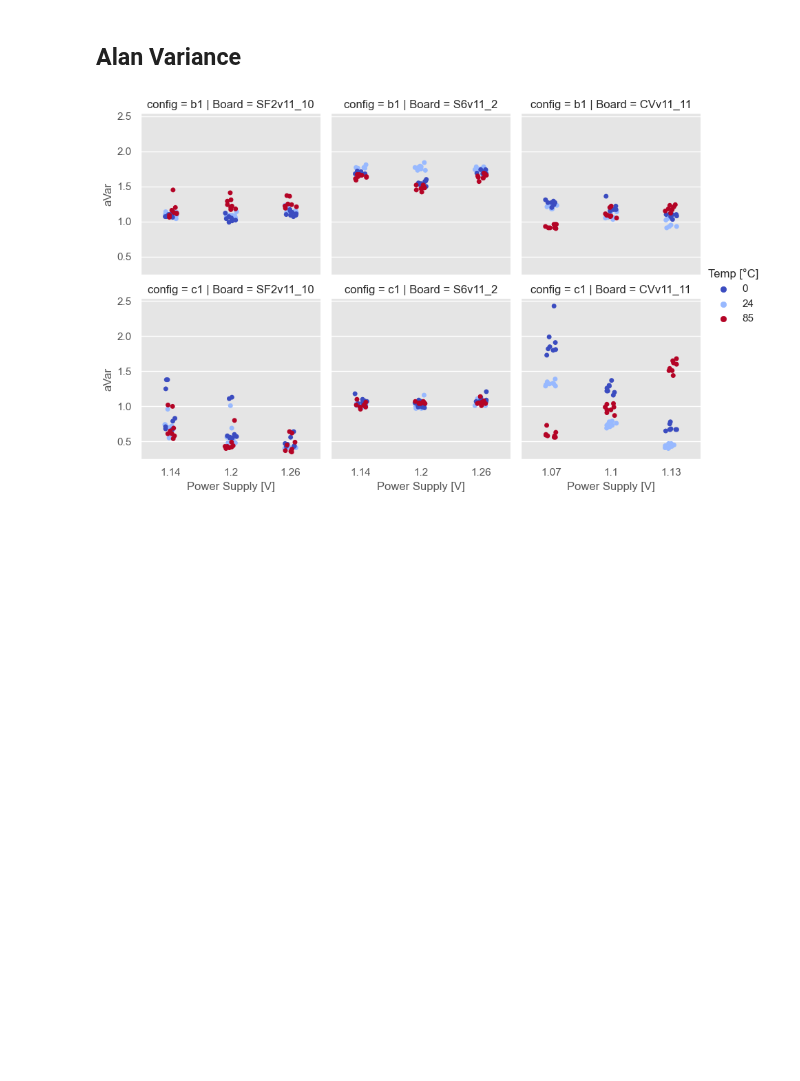
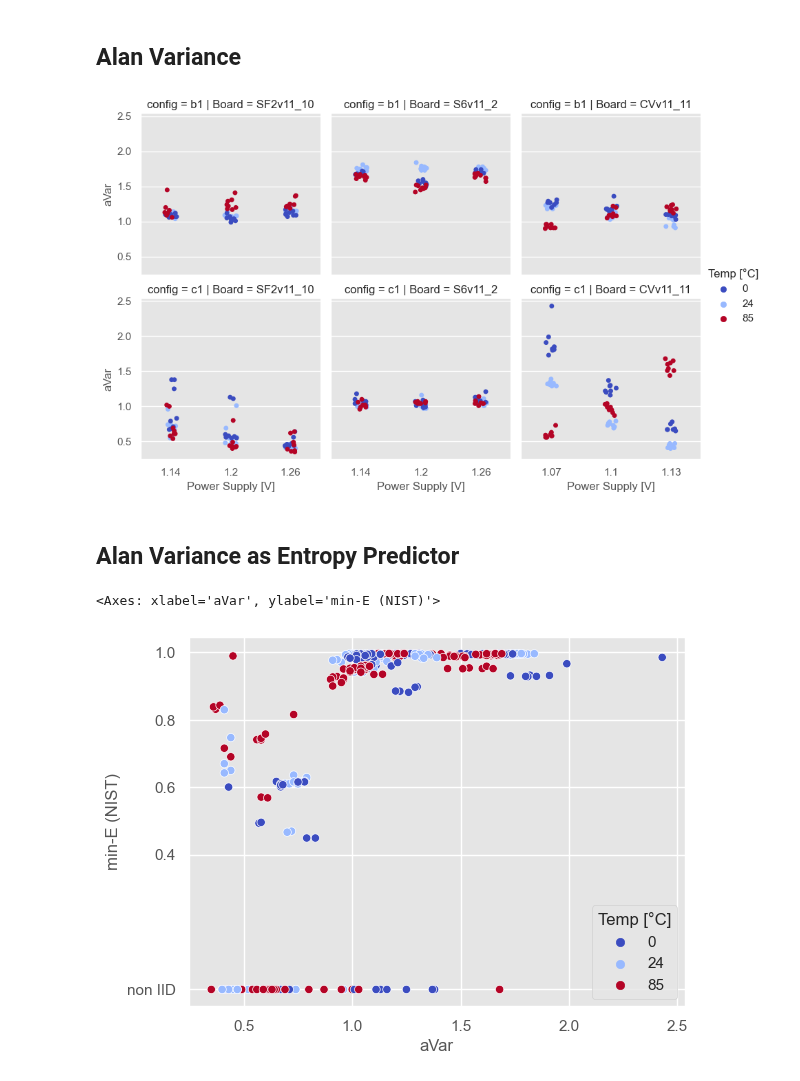
Before and after one commit to maciejskorski/enhanced-pll-trng, a Jupyter notebook: src/CornerValues.ipynb, the cells around one changed output. Cells and saved outputs as stored; diff of their text form; code cells hidden in the pictures; blank space fills up the shorter version.

Commit message:
alan var predictive

```diff
--- a/src/CornerValues.ipynb
+++ b/src/CornerValues.ipynb
@@ -52,10 +53,6 @@ g.savefig("corner_values_Ent.svg")
 # %% [markdown]
 ## Alan Variance
 # %%
-sns.set_theme(context="notebook")
-
-plt.style.use("ggplot")
-
 g = sns.FacetGrid(df, col="Board", row="config", sharex="col")
 g.map_dataframe(
     sns.stripplot,
@@ -68,4 +65,21 @@ g.map_dataframe(
 g.add_legend(title="Temp [°C]")
 g.savefig("corner_values_aVar.svg")
 # %% [output]
-[figure, old version]
+[figure, new version]
+# %% [markdown]
+## Alan Variance as Entropy Predictor
+# %%
+fig = sns.scatterplot(
+    data=df,
+    x="aVar",
+    y="min-E (NIST)",
+    hue="Temp [°C]",
+    palette="coolwarm",
+)
+fig.axes.set(yticks=[0, 0.4, 0.6, 0.8, 1])
+fig.axes.set_yticklabels(["non IID", "0.4", "0.6", "0.8", "1.0"])
+fig
+# g.savefig('corner_values_aVar.svg')
+# %% [output]
+<Axes: xlabel='aVar', ylabel='min-E (NIST)'>
+[figure, added]
```
Also changed, not shown: parts of 3 cells of this notebook.
